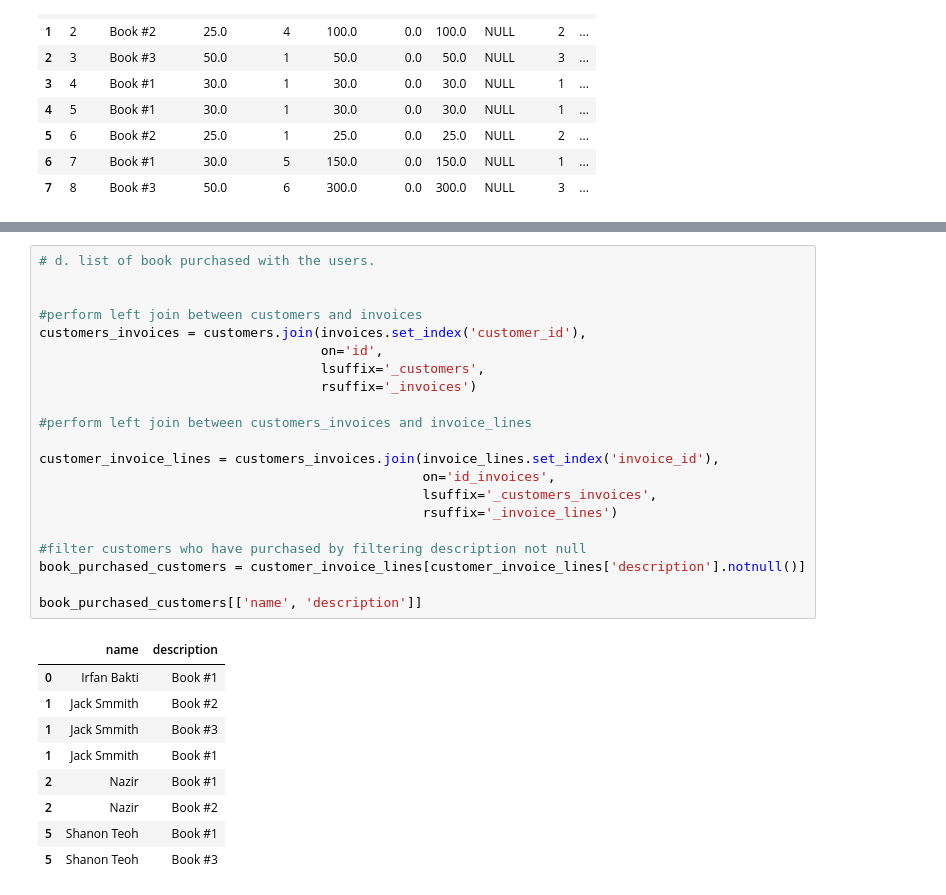
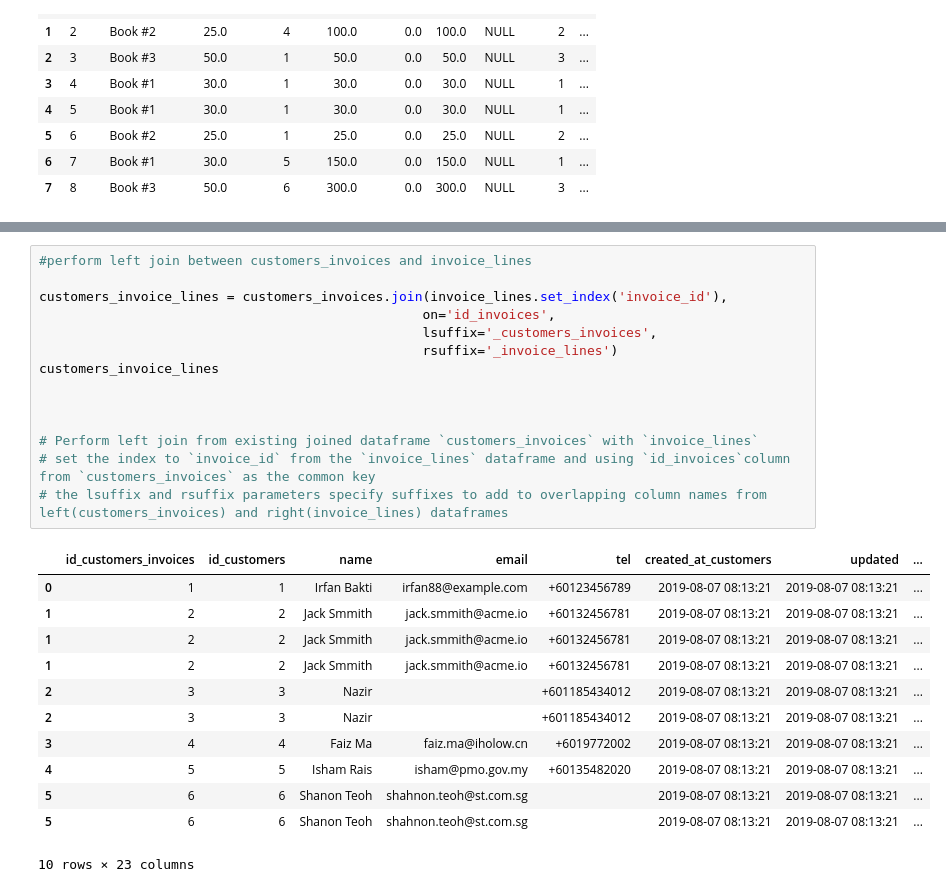
Before and after one commit to khairahnh/data-questionnaire-de, a Jupyter notebook: Question 3 - Python/Question 3 - Python.ipynb, the cells around one changed output, grey strips where cells are left out. Drawn from its saved outputs; the diff is of its cells as text.

```diff
--- a/Question 3 - Python/Question 3 - Python.ipynb
+++ b/Question 3 - Python/Question 3 - Python.ipynb
@@ -109,31 +139,27 @@ customers_never_purchased[['name']]
 # %%
-# d. list of book purchased with the users.
-
-
-#perform left join between customers and invoices
-customers_invoices = customers.join(invoices.set_index('customer_id'),
-                                    on='id',
-                                    lsuffix='_customers',
-                                    rsuffix='_invoices')
-
 #perform left join between customers_invoices and invoice_lines
 
-customer_invoice_lines = customers_invoices.join(invoice_lines.set_index('invoice_id'),
+customers_invoice_lines = customers_invoices.join(invoice_lines.set_index('invoice_id'),
                                                  on='id_invoices',
                                                  lsuffix='_customers_invoices',
                                                  rsuffix='_invoice_lines')
+customers_invoice_lines
 
-#filter customers who have purchased by filtering description not null
-book_purchased_customers = customer_invoice_lines[customer_invoice_lines['description'].notnull()]
 
-book_purchased_customers[['name', 'description']]
+
+# Perform left join from existing joined dataframe `customers_invoices` with `invoice_lines`
+# set the index to `invoice_id` from the `invoice_lines` dataframe and using `id_invoices`column from `customers_invoices` as the common key
+# the lsuffix and rsuffix parameters specify suffixes to add to overlapping column names from left(customers_invoices) and right(invoice_lines) dataframes
 # %% [output]
-|  | name | description |
-| 0 | Irfan Bakti | Book #1 |
-| 1 | Jack Smmith | Book #2 |
-| 1 | Jack Smmith | Book #3 |
-| 1 | Jack Smmith | Book #1 |
-| 2 | Nazir | Book #1 |
-| 2 | Nazir | Book #2 |
-| 5 | Shanon Teoh | Book #1 |
-| 5 | Shanon Teoh | Book #3 |
+|  | id_customers_invoices | id_customers | name | email | tel | created_at_customers | updated | ... |
+| 0 | 1 | 1 | Irfan Bakti | irfan88@example.com | +60123456789 | 2019-08-07 08:13:21 | 2019-08-07 08:13:21 | ... |
+| 1 | 2 | 2 | Jack Smmith | jack.smmith@acme.io | +60132456781 | 2019-08-07 08:13:21 | 2019-08-07 08:13:21 | ... |
+| 1 | 2 | 2 | Jack Smmith | jack.smmith@acme.io | +60132456781 | 2019-08-07 08:13:21 | 2019-08-07 08:13:21 | ... |
+| 1 | 2 | 2 | Jack Smmith | jack.smmith@acme.io | +60132456781 | 2019-08-07 08:13:21 | 2019-08-07 08:13:21 | ... |
+| 2 | 3 | 3 | Nazir |  | +601185434012 | 2019-08-07 08:13:21 | 2019-08-07 08:13:21 | ... |
+| 2 | 3 | 3 | Nazir |  | +601185434012 | 2019-08-07 08:13:21 | 2019-08-07 08:13:21 | ... |
+| 3 | 4 | 4 | Faiz Ma | faiz.ma@iholow.cn | +6019772002 | 2019-08-07 08:13:21 | 2019-08-07 08:13:21 | ... |
+| 4 | 5 | 5 | Isham Rais | isham@pmo.gov.my | +60135482020 | 2019-08-07 08:13:21 | 2019-08-07 08:13:21 | ... |
+| 5 | 6 | 6 | Shanon Teoh | shahnon.teoh@st.com.sg |  | 2019-08-07 08:13:21 | 2019-08-07 08:13:21 | ... |
+| 5 | 6 | 6 | Shanon Teoh | shahnon.teoh@st.com.sg |  | 2019-08-07 08:13:21 | 2019-08-07 08:13:21 | ... |
+10 rows × 23 columns
```
Also changed, not shown: parts of 11 cells of this notebook, 3 other files.
